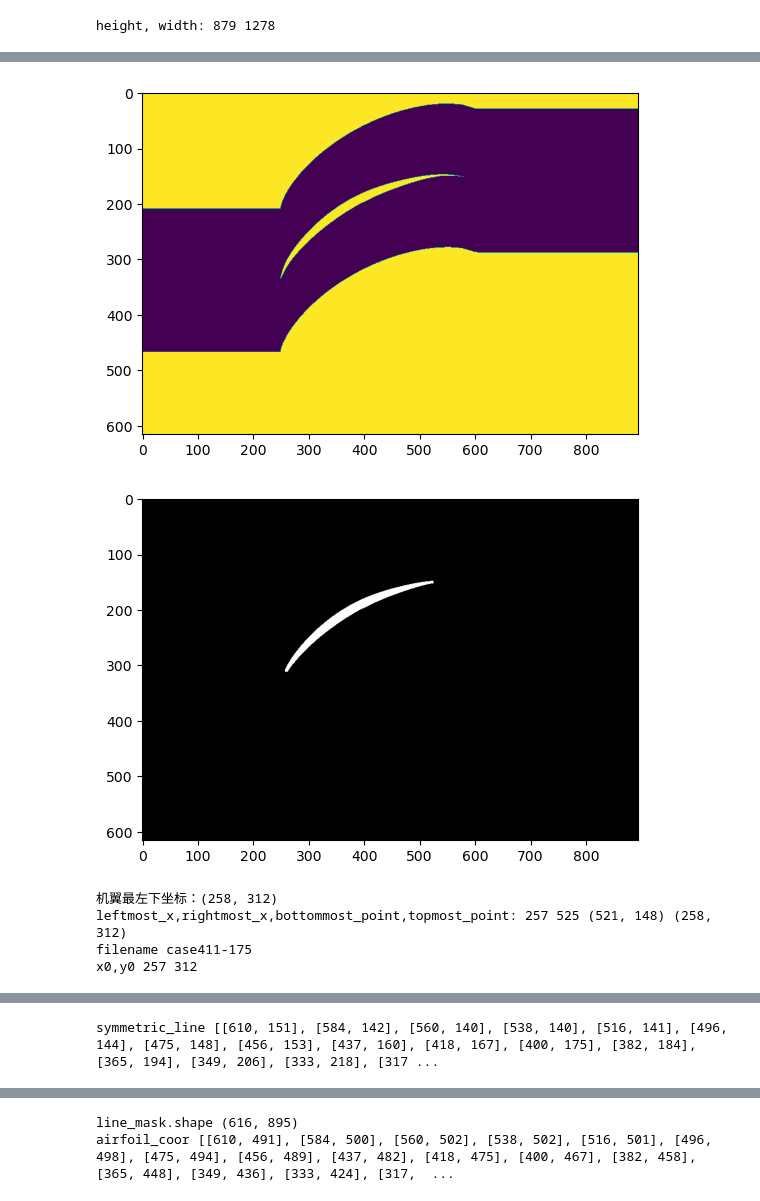
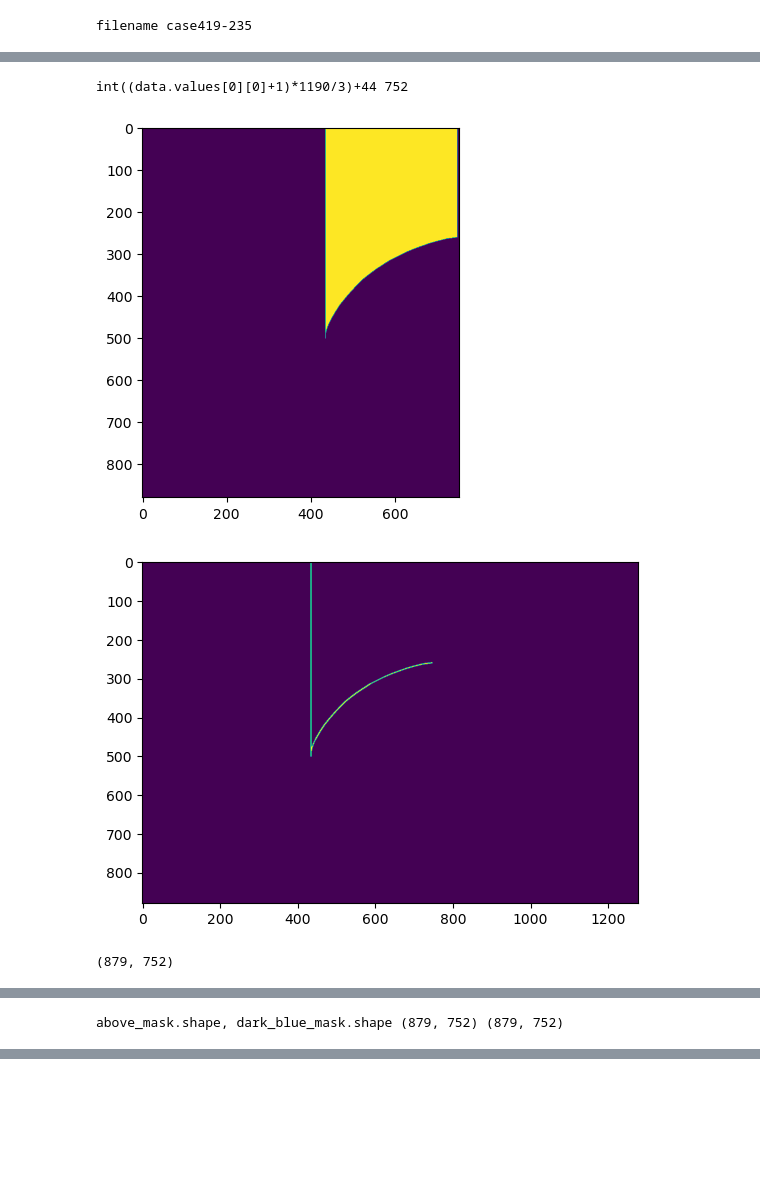
Before and after one commit to Perilla000leaves/Analytics_Vidhya, a Jupyter notebook: airfoil-cv.ipynb, the cells around one changed output, grey strips where cells are left out. Saved outputs shown, nothing was run; the diff lists cells and outputs as text; code cells hidden in the pictures; blank space fills up the shorter version.

Commit message:
Kaggle Notebook | airfoil cv  | Version 14

```diff
--- a/airfoil-cv.ipynb
+++ b/airfoil-cv.ipynb
@@ -29,7 +29,8 @@ def calculate_area(file_path):
 #     height, width = image4.shape[:2]
 # ,leftmost_x,topmost_point[1],airfoil_width,airfoil_height, width,height
     above_mask = draw_above_mask(image,file_path)
-    image_crop=image[:,:above_mask.shape[0]]
+    print(above_mask.shape)
+    image_crop=image[:,:above_mask.shape[1]]
 #     above_mask = above_mask[:,:rightmost_x]
     # 将图像转换为HSV颜色空间
     hsv = cv2.cvtColor(image_crop, cv2.COLOR_BGR2HSV)
@@ -64,7 +65,7 @@ def calculate_area(file_path):
     plt.show()
 
     # 计算非零像素数量
-    blue_area = cv2.countNonZero(dark_blue_mask)
+    blue_area = cv2.countNonZero(blue_area_above_line)
 
     return blue_area
 # %%
@@ -175,6 +151,6 @@ def draw_above_mask(image,path):
 # %%
 # capture_airfoil("/kaggle/input/flowfieldpic/Pic/case411-175.png")
 
-calculate_area("/kaggle/input/flowfieldpic/Pic/case411-175.png")
+calculate_area("/kaggle/input/flowfieldpic/Pic/case419-235.png")
 # %% [output]
-height, width: 879 1278
+filename case419-235
@@ -182,6 +158,4 @@ height, width: 879 1278
+int((data.values[0][0]+1)*1190/3)+44 752
-[figure, old version]
+[figure, new version]
-[figure, old version]
+[figure, new version]
-机翼最左下坐标：(258, 312)
-leftmost_x,rightmost_x,bottommost_point,topmost_point: 257 525 (521, 148) (258, 312)
-filename case411-175
-x0,y0 257 312
+(879, 752)
@@ -188,0 +163 @@ x0,y0 257 312
+above_mask.shape, dark_blue_mask.shape (879, 752) (879, 752)
@@ -190 +164,0 @@ x0,y0 257 312
-symmetric_line [[610, 151], [584, 142], [560, 140], [538, 140], [516, 141], [496, 144], [475, 148], [456, 153], [437, 160], [418, 167], [400, 175], [382, 184], [365, 194], [349, 206], [333, 218], [317 ...
@@ -192,2 +164,0 @@ symmetric_line [[610, 151], [584, 142], [560, 140], [538, 140], [516, 141], [496
-line_mask.shape (616, 895)
-airfoil_coor [[610, 491], [584, 500], [560, 502], [538, 502], [516, 501], [496, 498], [475, 494], [456, 489], [437, 482], [418, 475], [400, 467], [382, 458], [365, 448], [349, 436], [333, 424], [317,  ...
```
Also changed, not shown: parts of 2 cells of this notebook.
